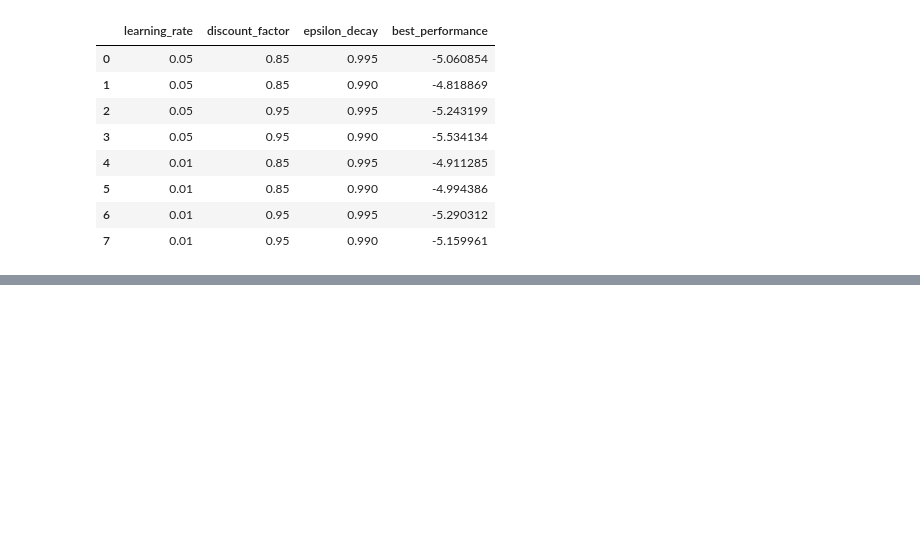
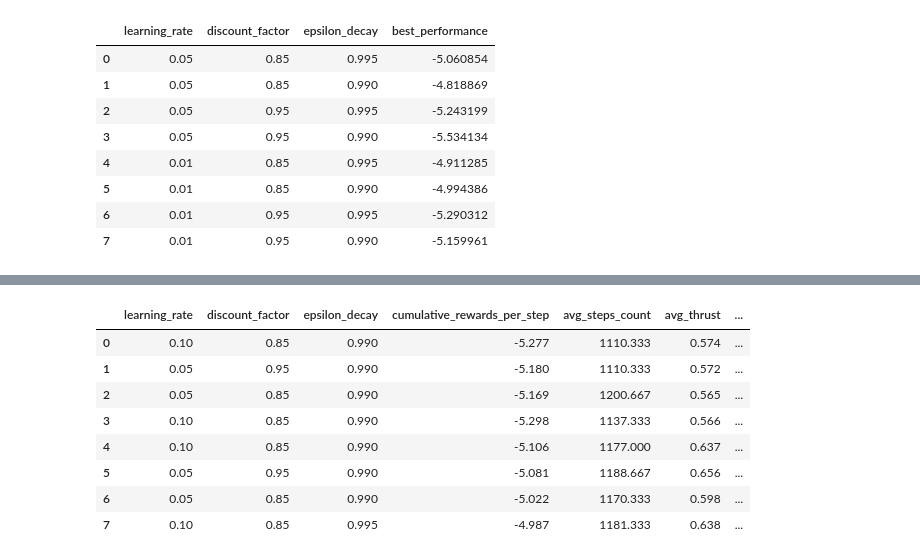
Before and after one commit to shayanshafquat/Group-A9, a Jupyter notebook: results.ipynb, the cells around one changed output, grey strips where cells are left out. Cells and saved outputs as stored; diff of their text form; code cells hidden in the pictures; blank space fills up the shorter version.

```diff
--- a/results.ipynb
+++ b/results.ipynb
@@ -648,3 +194,27 @@ best_hyperparams.shape
+# %%
+columns_to_display = [
+    'learning_rate',
+    'discount_factor',
+    'epsilon_decay',
+    'cumulative_rewards_per_step',
+    'avg_steps_count',
+    'avg_thrust',
+    'avg_distance'
+]
+
+# Reordering and displaying the DataFrame
+best_hyperparams_display = best_hyperparams[columns_to_display]
+best_hyperparams_display.head(10)
+# %% [output]
+|  | learning_rate | discount_factor | epsilon_decay | cumulative_rewards_per_step | avg_steps_count | avg_thrust | ... |
+| 0 | 0.10 | 0.85 | 0.990 | -5.277 | 1110.333 | 0.574 | ... |
+| 1 | 0.05 | 0.95 | 0.990 | -5.180 | 1110.333 | 0.572 | ... |
+| 2 | 0.05 | 0.85 | 0.990 | -5.169 | 1200.667 | 0.565 | ... |
+| 3 | 0.10 | 0.85 | 0.990 | -5.298 | 1137.333 | 0.566 | ... |
+| 4 | 0.10 | 0.85 | 0.990 | -5.106 | 1177.000 | 0.637 | ... |
+| 5 | 0.05 | 0.95 | 0.990 | -5.081 | 1188.667 | 0.656 | ... |
+| 6 | 0.05 | 0.85 | 0.990 | -5.022 | 1170.333 | 0.598 | ... |
+| 7 | 0.10 | 0.85 | 0.995 | -4.987 | 1181.333 | 0.638 | ... |
 # %%
 # Assuming best_hyperparams is your DataFrame
 best_hyperparams.to_csv('./Results/q-learning_summary.csv', index=False)
```
Also changed, not shown: parts of 43 cells of this notebook.
